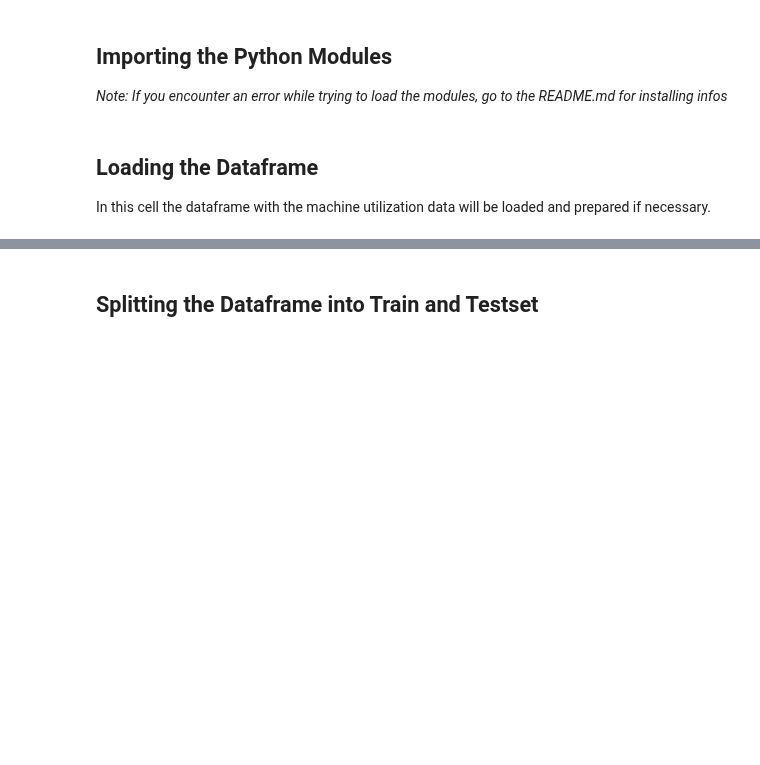
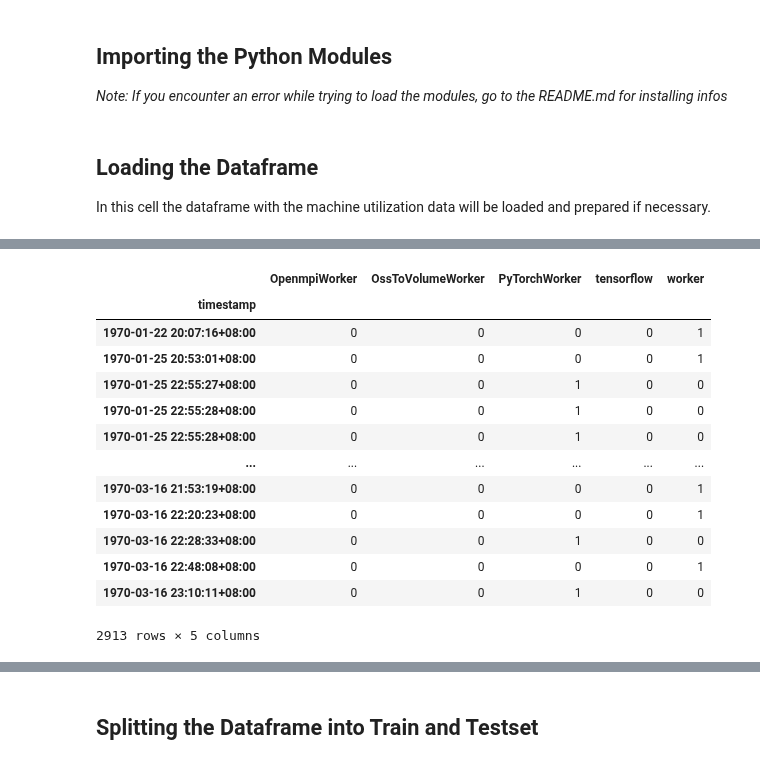
Before and after one commit to MyGodItsFull0fStars/alibaba_clusterdata, a Jupyter notebook: cluster-trace-gpu-v2020/prediction/lstm_utilization_prediction.ipynb, the cells around one changed output, grey strips where cells are left out. Cells and saved outputs as stored; diff of their text form; code cells hidden in the pictures; blank space fills up the shorter version.

```diff
--- a/cluster-trace-gpu-v2020/prediction/lstm_utilization_prediction.ipynb
+++ b/cluster-trace-gpu-v2020/prediction/lstm_utilization_prediction.ipynb
@@ -66,0 +91,18 @@ plt.show()
+# %%
+dummies = pd.get_dummies(df.task_name)
+dummies
+# %% [output]
+|  | OpenmpiWorker | OssToVolumeWorker | PyTorchWorker | tensorflow | worker |
+| timestamp |  |  |  |  |  |
+| 1970-01-22 20:07:16+08:00 | 0 | 0 | 0 | 0 | 1 |
+| 1970-01-25 20:53:01+08:00 | 0 | 0 | 0 | 0 | 1 |
+| 1970-01-25 22:55:27+08:00 | 0 | 0 | 1 | 0 | 0 |
+| 1970-01-25 22:55:28+08:00 | 0 | 0 | 1 | 0 | 0 |
+| 1970-01-25 22:55:28+08:00 | 0 | 0 | 1 | 0 | 0 |
+| ... | ... | ... | ... | ... | ... |
+| 1970-03-16 21:53:19+08:00 | 0 | 0 | 0 | 0 | 1 |
+| 1970-03-16 22:20:23+08:00 | 0 | 0 | 0 | 0 | 1 |
+| 1970-03-16 22:28:33+08:00 | 0 | 0 | 1 | 0 | 0 |
+| 1970-03-16 22:48:08+08:00 | 0 | 0 | 0 | 0 | 1 |
+| 1970-03-16 23:10:11+08:00 | 0 | 0 | 1 | 0 | 0 |
+2913 rows × 5 columns
```
Also changed, not shown: parts of 26 cells of this notebook.
